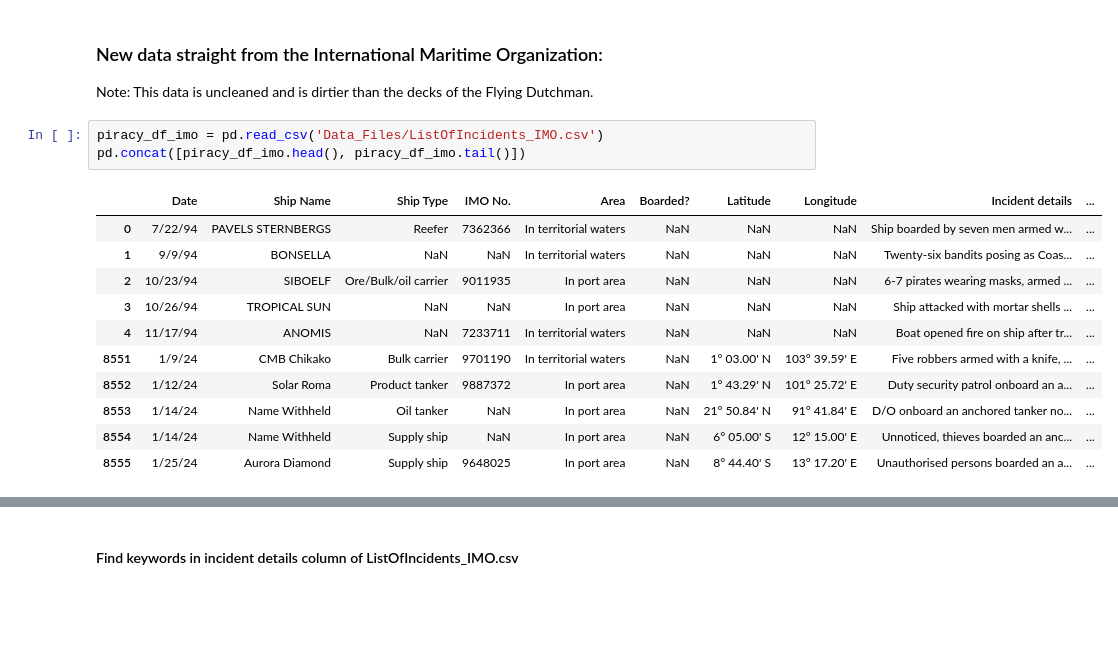
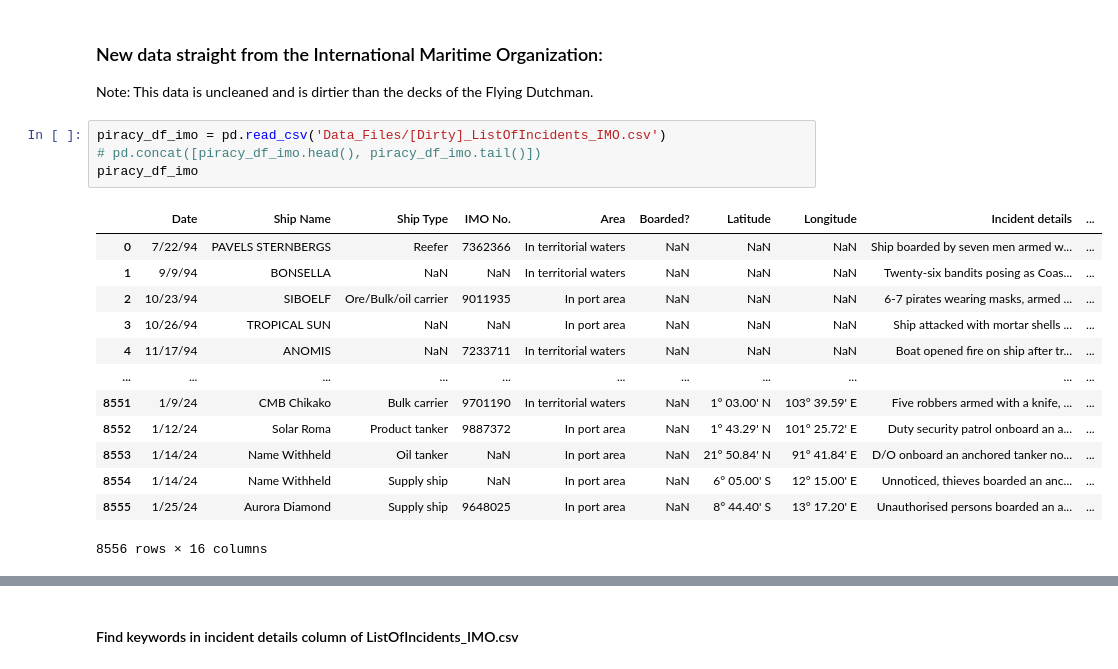
Before and after one commit to deryk96/pirates-of-monterey, a Jupyter notebook: dataframe_notebook.ipynb, the cells around one changed output, grey strips where cells are left out. Drawn from its saved outputs; the diff is of its cells as text; blank space fills up the shorter version.

```diff
--- a/dataframe_notebook.ipynb
+++ b/dataframe_notebook.ipynb
@@ -28,19 +31,22 @@ pd.concat([piracy_df_original.head(), piracy_df_original.tail()])
 ### New data straight from the International Maritime Organization:
 Note: This data is uncleaned and is dirtier than the decks of the Flying Dutchman.
 # %%
-piracy_df_imo = pd.read_csv('Data_Files/ListOfIncidents_IMO.csv')
-pd.concat([piracy_df_imo.head(), piracy_df_imo.tail()])
+piracy_df_imo = pd.read_csv('Data_Files/[Dirty]_ListOfIncidents_IMO.csv')
+# pd.concat([piracy_df_imo.head(), piracy_df_imo.tail()])
+piracy_df_imo
 # %% [output]
 |  | Date | Ship Name | Ship Type | IMO No. | Area | Boarded? | Latitude | Longitude | Incident details | ... |
 | 0 | 7/22/94 | PAVELS STERNBERGS | Reefer | 7362366 | In territorial waters | NaN | NaN | NaN | Ship boarded by seven men armed w... | ... |
 | 1 | 9/9/94 | BONSELLA | NaN | NaN | In territorial waters | NaN | NaN | NaN | Twenty-six bandits posing as Coas... | ... |
 | 2 | 10/23/94 | SIBOELF | Ore/Bulk/oil carrier | 9011935 | In port area | NaN | NaN | NaN | 6-7 pirates wearing masks, armed ... | ... |
 | 3 | 10/26/94 | TROPICAL SUN | NaN | NaN | In port area | NaN | NaN | NaN | Ship attacked with mortar shells ... | ... |
 | 4 | 11/17/94 | ANOMIS | NaN | 7233711 | In territorial waters | NaN | NaN | NaN | Boat opened fire on ship after tr... | ... |
+| ... | ... | ... | ... | ... | ... | ... | ... | ... | ... | ... |
 | 8551 | 1/9/24 | CMB Chikako | Bulk carrier | 9701190 | In territorial waters | NaN | 1° 03.00' N | 103° 39.59' E | Five robbers armed with a knife, ... | ... |
 | 8552 | 1/12/24 | Solar Roma | Product tanker | 9887372 | In port area | NaN | 1° 43.29' N | 101° 25.72' E | Duty security patrol onboard an a... | ... |
 | 8553 | 1/14/24 | Name Withheld | Oil tanker | NaN | In port area | NaN | 21° 50.84' N | 91° 41.84' E | D/O onboard an anchored tanker no... | ... |
 | 8554 | 1/14/24 | Name Withheld | Supply ship | NaN | In port area | NaN | 6° 05.00' S | 12° 15.00' E | Unnoticed, thieves boarded an anc... | ... |
 | 8555 | 1/25/24 | Aurora Diamond | Supply ship | 9648025 | In port area | NaN | 8° 44.40' S | 13° 17.20' E | Unauthorised persons boarded an a... | ... |
+8556 rows × 16 columns
 # %%
 # Go forth and make Steve Urkel proud
```
Also changed, not shown: parts of 3 cells of this notebook, 22 other files.
